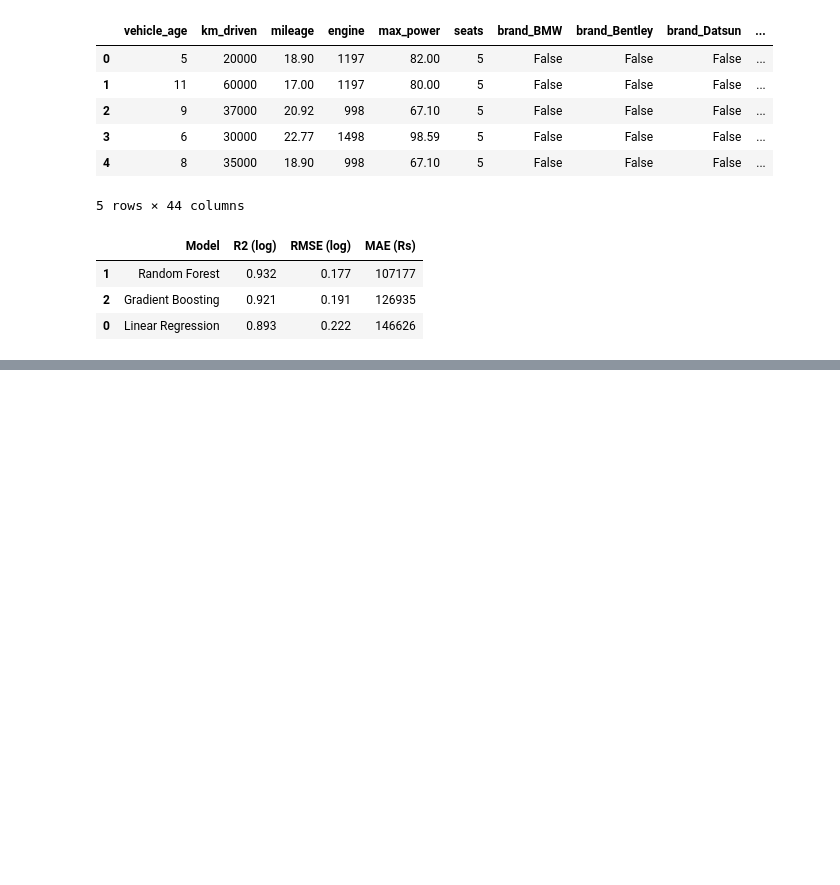
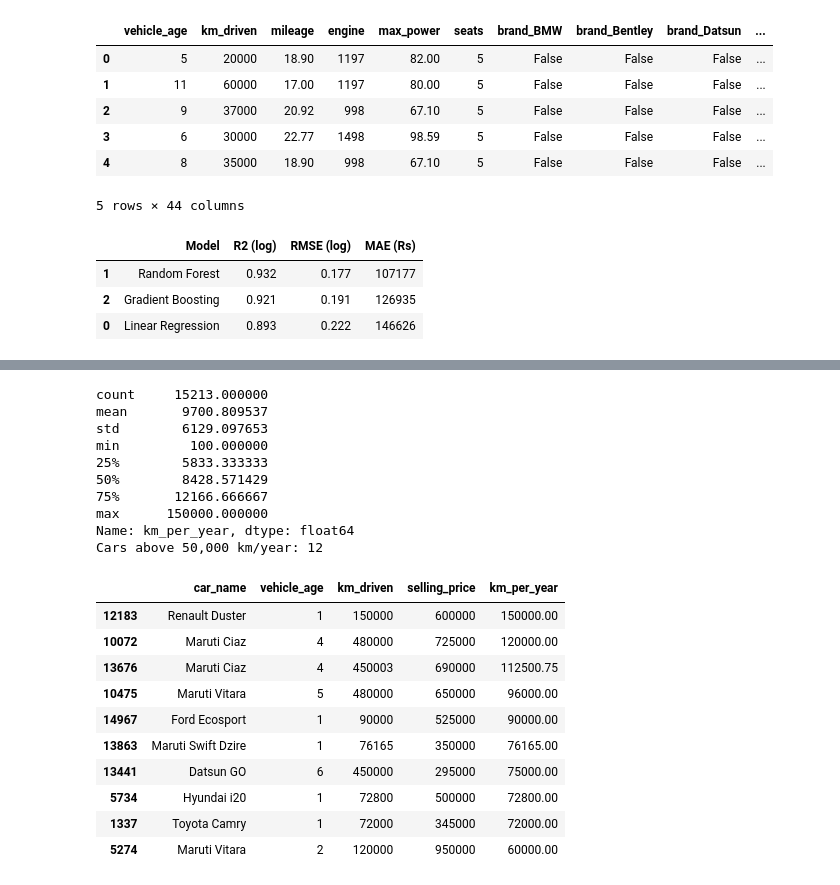
Before and after one commit to ajayvantrapati07/india-used-car-advisor, a Jupyter notebook: notebooks/01_explore.ipynb, the cells around one changed output, grey strips where cells are left out. Cells and saved outputs as stored; diff of their text form; code cells hidden in the pictures; blank space fills up the shorter version.

```diff
--- a/notebooks/01_explore.ipynb
+++ b/notebooks/01_explore.ipynb
@@ -307,0 +345,30 @@ errors.sort_values("abs_pct_error", ascending=False).head(10)
+# %%
+df["km_per_year"] = df["km_driven"] / df["vehicle_age"].clip(lower=1)
+print(df["km_per_year"].describe())
+print("Cars above 50,000 km/year:", (df["km_per_year"] > 50000).sum())
+
+df.sort_values("km_per_year", ascending=False).head(10)[
+    ["car_name", "vehicle_age", "km_driven", "selling_price", "km_per_year"]
+]
+# %% [output]
+count     15213.000000
+mean       9700.809537
+std        6129.097653
+min         100.000000
+25%        5833.333333
+50%        8428.571429
+75%       12166.666667
+max      150000.000000
+Name: km_per_year, dtype: float64
+Cars above 50,000 km/year: 12
+|  | car_name | vehicle_age | km_driven | selling_price | km_per_year |
+| 12183 | Renault Duster | 1 | 150000 | 600000 | 150000.00 |
+| 10072 | Maruti Ciaz | 4 | 480000 | 725000 | 120000.00 |
+| 13676 | Maruti Ciaz | 4 | 450003 | 690000 | 112500.75 |
+| 10475 | Maruti Vitara | 5 | 480000 | 650000 | 96000.00 |
+| 14967 | Ford Ecosport | 1 | 90000 | 525000 | 90000.00 |
+| 13863 | Maruti Swift Dzire | 1 | 76165 | 350000 | 76165.00 |
+| 13441 | Datsun GO | 6 | 450000 | 295000 | 75000.00 |
+| 5734 | Hyundai i20 | 1 | 72800 | 500000 | 72800.00 |
+| 1337 | Toyota Camry | 1 | 72000 | 345000 | 72000.00 |
+| 5274 | Maruti Vitara | 2 | 120000 | 950000 | 60000.00 |
```
Also changed, not shown: parts of 2 cells of this notebook.
